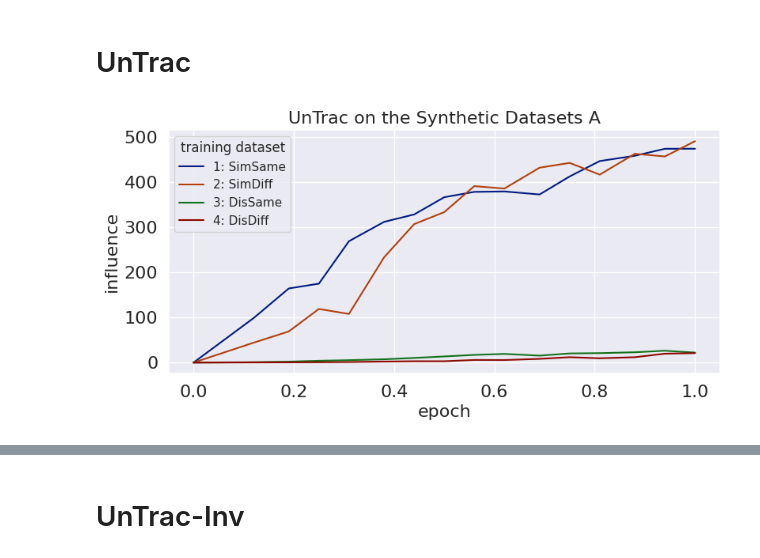
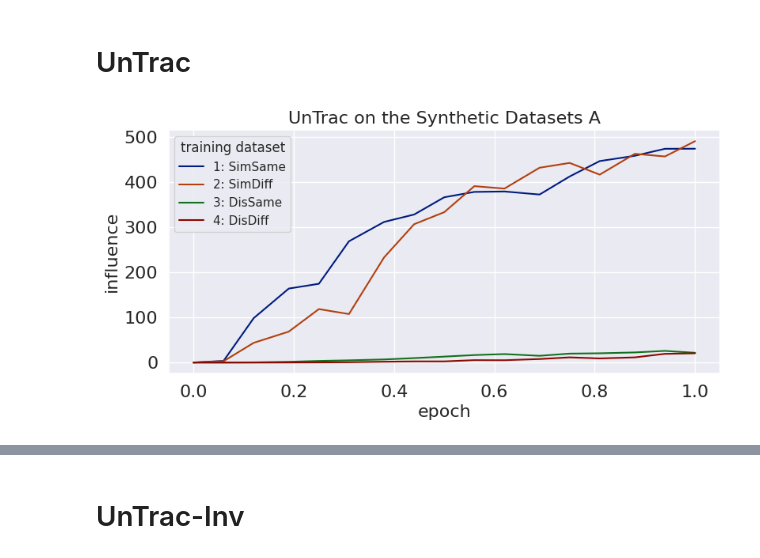
Before and after one commit to misonuma/untrac, a Jupyter notebook: evaluate_synthetic.ipynb, the cells around one changed output, grey strips where cells are left out. Drawn from its saved outputs; the diff is of its cells as text; code cells hidden in the pictures.

```diff
--- a/evaluate_synthetic.ipynb
+++ b/evaluate_synthetic.ipynb
@@ -25,17 +22,18 @@ FIGSIZE = (9, 4)
 # %%
 df_result = read_result(
     output_dir_format=f"model/t5/unlearn-optim=adafactor-max_grad_norm=0-t5_00-synthetic_train00_dataset-dataset_names={{}}-synthetic_eval00_dataset/",
     dataset_names=[f"dataset{i}" for i in range(1, 5)],
     key_column="epoch",
+    init_dir="model/t5_00",
 )
 df_result["training dataset"] = df_result.apply(lambda row: dataset_dict[row.name], axis=1)
 
 plt.figure(figsize=FIGSIZE)
 ax = sns.lineplot(x="epoch", y="dataset0", hue="training dataset", data=df_result, palette="dark")
 ax.set_title("UnTrac on the Synthetic Datasets A", fontsize=FONTSIZE)
 ax.set_xlabel("epoch", fontsize=FONTSIZE)
 ax.set_ylabel("influence", fontsize=FONTSIZE)
 plt.xticks(fontsize=FONTSIZE)
 plt.yticks(fontsize=FONTSIZE);
 # %% [output]
-[figure, old version]
+[figure, new version]
```
Also changed, not shown: parts of 6 cells of this notebook, 24 other files.
